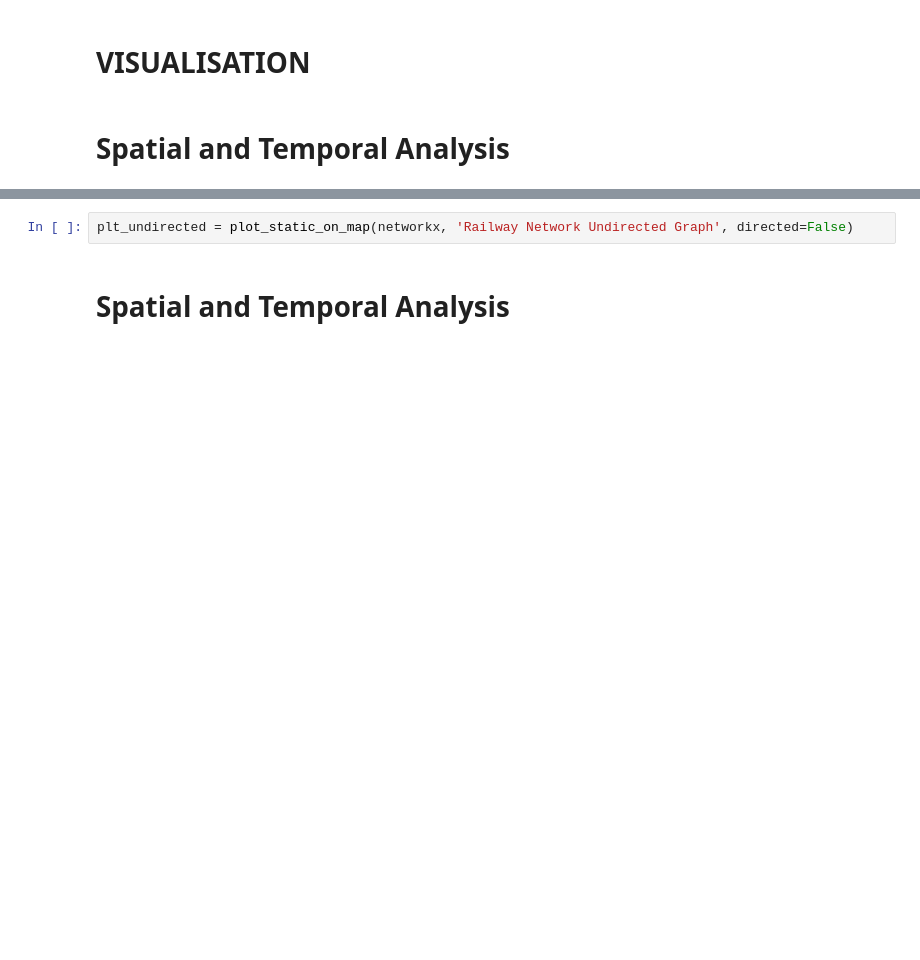
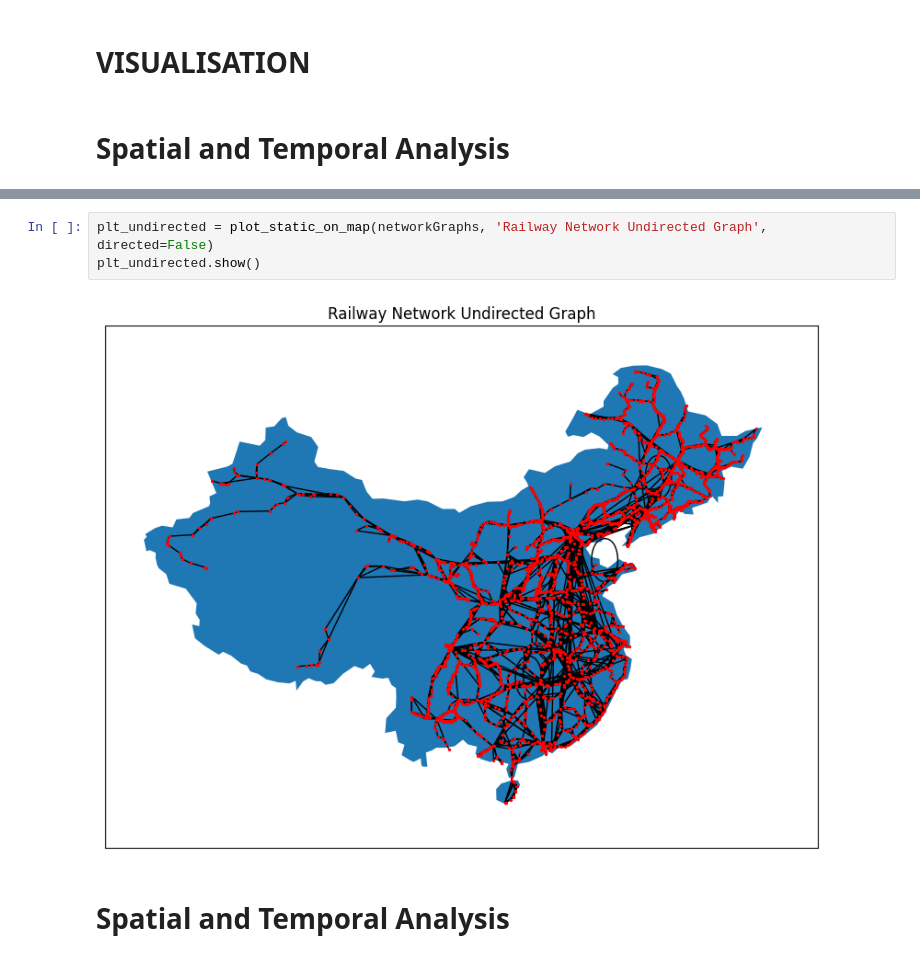
Before and after one commit to airscholar/AlphaTeam, a Jupyter notebook: analysis/Rail.ipynb, the cells around one changed output, grey strips where cells are left out. Cells and saved outputs as stored; diff of their text form; blank space fills up the shorter version.

```diff
--- a/analysis/Rail.ipynb
+++ b/analysis/Rail.ipynb
@@ -80,5 +65,8 @@ plt_directed = plot_static_on_map(networkx, 'Railway Network Directed Graph', di
 # %%
-plt_undirected = plot_static_on_map(networkx, 'Railway Network Undirected Graph', directed=False)
+plt_undirected = plot_static_on_map(networkGraphs, 'Railway Network Undirected Graph', directed=False)
+plt_undirected.show()
+# %% [output]
+[figure, added]
 # %% [markdown]
 # Spatial and Temporal Analysis
 # %% [markdown]
```
Also changed, not shown: parts of 12 cells of this notebook, 1 other file.
